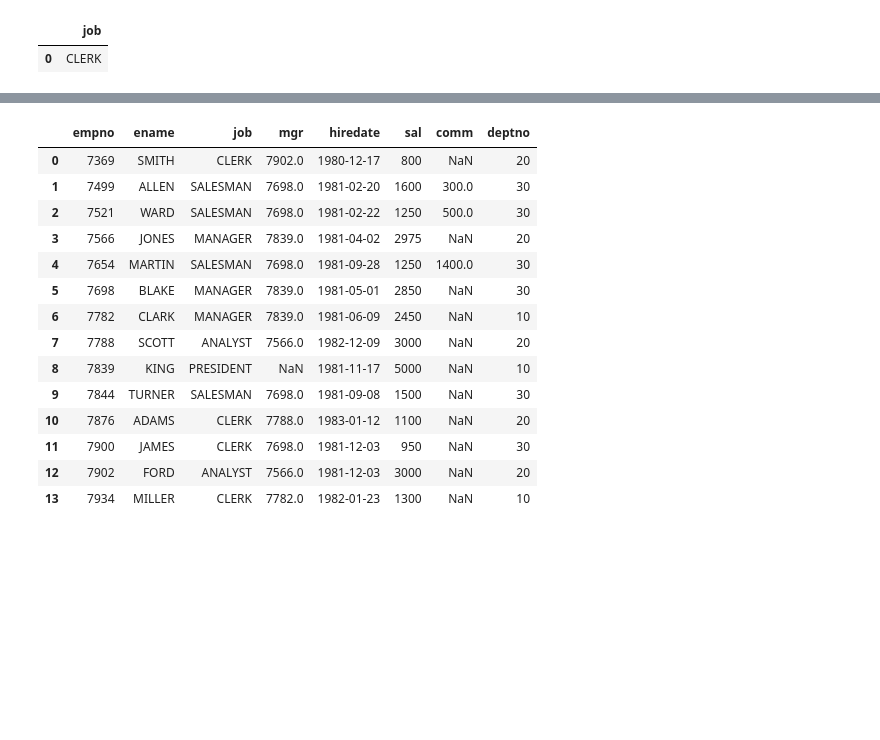
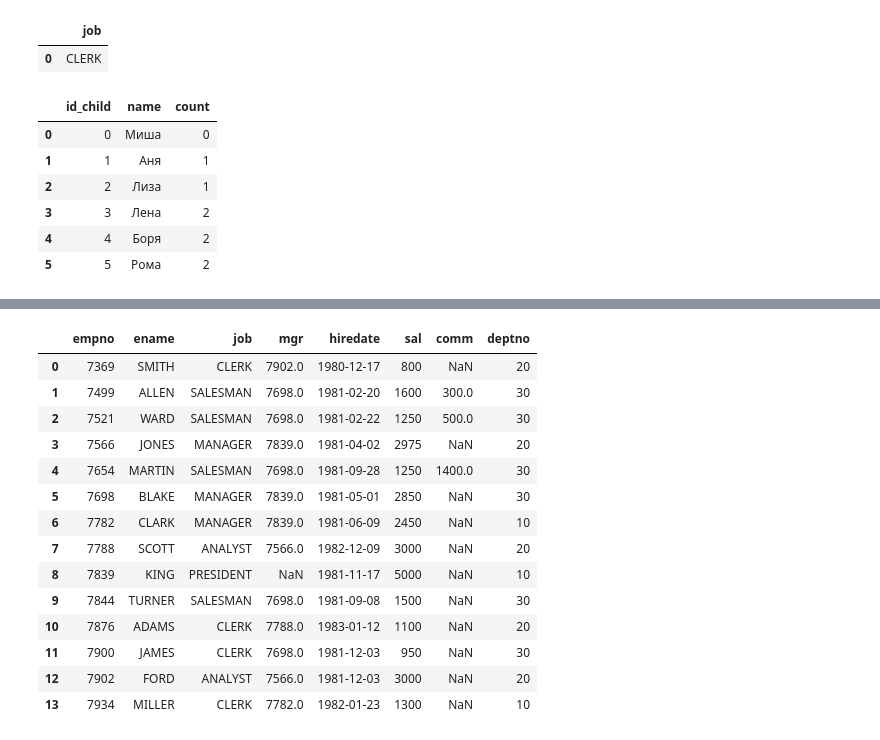
Before and after one commit to gbrs/sql_imitation_in_pandas, a Jupyter notebook: pandas_sql.ipynb, the cells around one changed output, grey strips where cells are left out. Drawn from its saved outputs; the diff is of its cells as text; code cells hidden in the pictures; blank space fills up the shorter version.

Commit message:
join table to itself

```diff
--- a/pandas_sql.ipynb
+++ b/pandas_sql.ipynb
@@ -556,3 +556,22 @@ sqldf(q)
 # %% [output]
 |  | job |
 | 0 | CLERK |
+# %%
+'типы сотрудников, которых нанимали и в 1980, и 1982 году'
+q = """
+SELECT c1.id_child, c1.name, COUNT(c2.id_child) AS count
+FROM children c1
+    LEFT JOIN children c2
+        ON c1.id_woman == c2.id_woman
+            AND c1.id_child != c2.id_child
+GROUP BY c1.id_child;
+"""
+sqldf(q)
+# %% [output]
+|  | id_child | name | count |
+| 0 | 0 | Миша | 0 |
+| 1 | 1 | Аня | 1 |
+| 2 | 2 | Лиза | 1 |
+| 3 | 3 | Лена | 2 |
+| 4 | 4 | Боря | 2 |
+| 5 | 5 | Рома | 2 |
```
Also changed, not shown: parts of 3 cells of this notebook.
